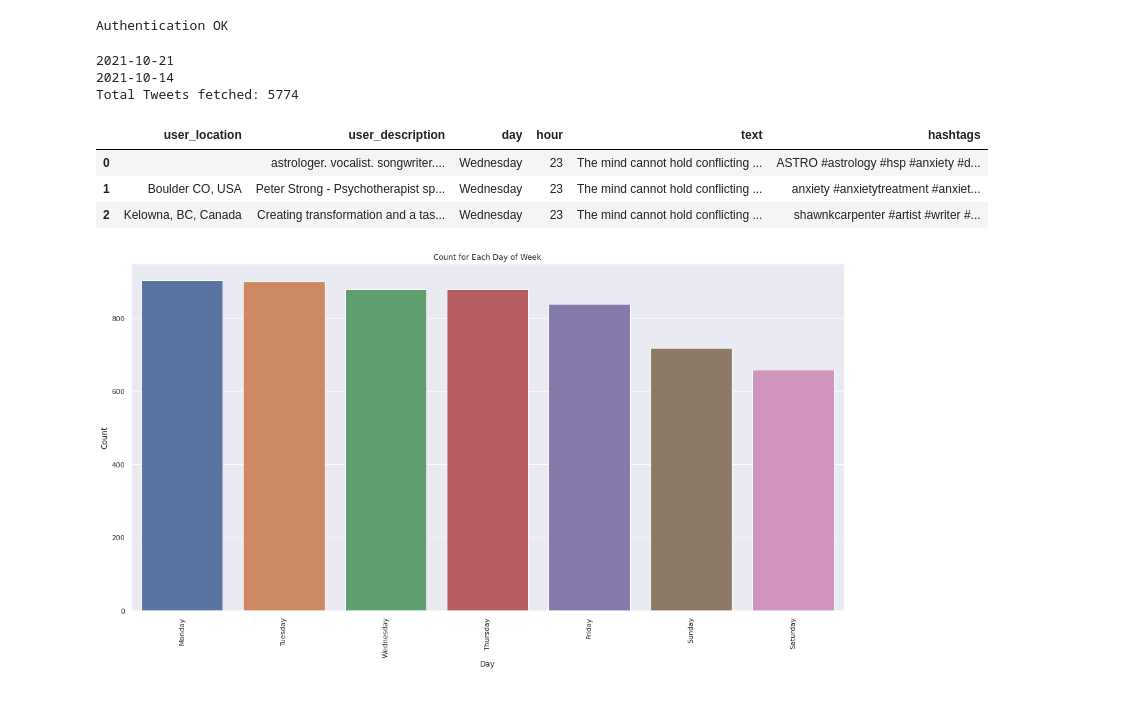
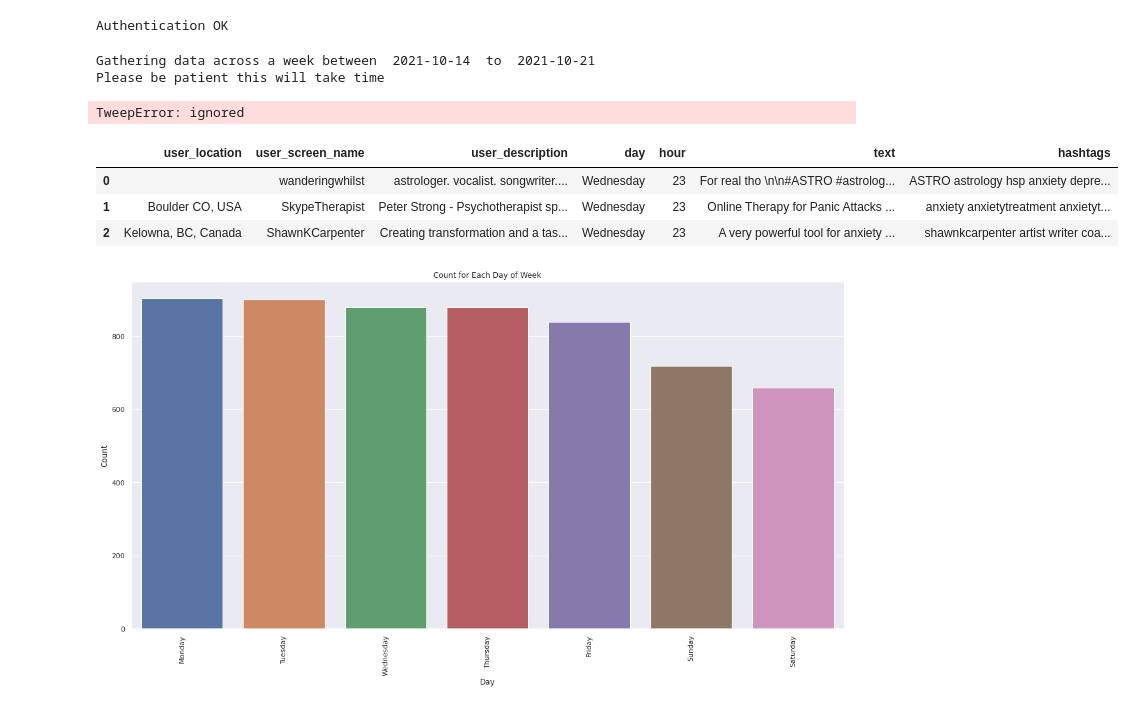
Before and after one commit to claredavies/DataScienceCoursework, a Jupyter notebook: DataScience3Twitter.ipynb, the cells around one changed output. Drawn from its saved outputs; the diff is of its cells as text; code cells hidden in the pictures.

```diff
--- a/DataScience3Twitter.ipynb
+++ b/DataScience3Twitter.ipynb
@@ -11,13 +11,19 @@ from tweepy import Stream
 import time
 import datetime
 
+consumer_key= 'HbZzBd5yv2CRH3UkupnNocrkK'
+consumer_secret= 'VSWgsXdPBn4MKVKOWzQgUTq3v46Mk9BPnTH2SJd1v60QrbBKOD'
+access_token= '1450047668554698752-EmXeaHfLA8lHX6uZWyzHxzTWgsK6nS'
+access_token_secret= 'MrGi3pVWAiHGIA6s2gYxG7AHZsNDgf8Eegc7vf7OKg6H8'
+
 # Authenticate to Twitter
-auth = tw.OAuthHandler("iy5oGHP6q1b6Zg14XpVnGct9z",
-    "Y3iHHViLz7XVWw0sSjiHaRWGZVeSnSmjugmtT8BwJw0R0ZK9X7")
-auth.set_access_token("1450047668554698752-ogdyTTSKpSEwBMOVR2Teuu7uohrp6z",
-    "trIEAFunzkj70ILmhaJ8jFgoIOQvF1rIy9zDUJb325TGm")
+auth = tw.OAuthHandler(consumer_key,
+    consumer_secret)
+auth.set_access_token(access_token,
+    access_token_secret)
 
-api = tw.API(auth)
+# wait_on_rate_limit=True
+api = tw.API(auth,wait_on_rate_limit=True)
 
 try:
     api.verify_credentials()
@@ -28,16 +34,22 @@ except:
 Authentication OK
 # %%
 # The search term you want to find
-query = "#anxiety -filter:retweets"
+query = "anxiety -filter:retweets"
 
 until_date = datetime.datetime.now().date()
 d = datetime.timedelta(days = 7)
 since_date = until_date - d
 
 # usually fetches 5757
-print("Gathering data across a week between  " + since_date + "  to  " + until_date)
+print("Gathering data across a week between  " + str(since_date) + "  to  " + str(until_date))
+print("Please be patient this will take time")
 
-tweets = tw.Cursor(api.search,q=query,count = 100,lang="en",since=since_date, until=until_date, tweet_mode='extended').items()
+try:
+  tweets = tw.Cursor(api.search,q=query,count =100,lang="en",since=since_date, until=until_date, tweet_mode='extended').items()
+except ConnectionResetError as e:
+            len(tweets)
+            print('timed out continuing',str(e)) # print the error code obtained from twitter
+            pass
 
 # store the API responses in a list
 tweets_copy = []
@@ -47,40 +59,44 @@ for tweet in tweets:
 
 print("Total Tweets fetched:", len(tweets_copy))
 # %% [output]
-2021-10-21
-2021-10-14
-Total Tweets fetched: 5774
+Gathering data across a week between  2021-10-14  to  2021-10-21
+Please be patient this will take time
+TweepError: ignored
 # %%
+from datetime import date
+import calendar
 # intialize the dataframe
 tweets_df = pd.DataFrame()
 
 # populate the dataframe
 for tweet in tweets_copy:
     hashtags = []
     try:
         for hashtag in tweet.entities["hashtags"]:
             hashtags.append(hashtag["text"])
             # for text need to call api again with tweet id
         text = api.get_status(id=tweet.id, tweet_mode='extended').full_text
     except:
         pass
     tweets_df = tweets_df.append(pd.DataFrame({
+                                               'tweet_id': tweet.id,
                                                'user_location': tweet.user.location,
+                                               'user_screen_name': tweet.user.screen_name,
                                                'user_description': tweet.user.description,
                                                'day': calendar.day_name[tweet.created_at.weekday()],
                                                'hour': tweet.created_at.hour,
                                                'text': text,
                                                'hashtags': [' '.join(hashtags) if hashtags else None]
                                                }))
     tweets_df = tweets_df.reset_index(drop=True)
 
 # show the dataframe
 tweets_df.head(3)
 # %% [output]
-|  | user_location | user_description | day | hour | text | hashtags |
-| 0 |  | astrologer. vocalist. songwriter.... | Wednesday | 23 | The mind cannot hold conflicting ... | ASTRO #astrology #hsp #anxiety #d... |
-| 1 | Boulder CO, USA | Peter Strong - Psychotherapist sp... | Wednesday | 23 | The mind cannot hold conflicting ... | anxiety #anxietytreatment #anxiet... |
-| 2 | Kelowna, BC, Canada | Creating transformation and a tas... | Wednesday | 23 | The mind cannot hold conflicting ... | shawnkcarpenter #artist #writer #... |
+|  | user_location | user_screen_name | user_description | day | hour | text | hashtags |
+| 0 |  | wanderingwhilst | astrologer. vocalist. songwriter.... | Wednesday | 23 | For real tho \n\n#ASTRO #astrolog... | ASTRO astrology hsp anxiety depre... |
+| 1 | Boulder CO, USA | SkypeTherapist | Peter Strong - Psychotherapist sp... | Wednesday | 23 | Online Therapy for Panic Attacks ... | anxiety anxietytreatment anxietyt... |
+| 2 | Kelowna, BC, Canada | ShawnKCarpenter | Creating transformation and a tas... | Wednesday | 23 | A very powerful tool for anxiety ... | shawnkcarpenter artist writer coa... |
 # %%
 import matplotlib.pyplot as plt
 import numpy as np
```
Also changed, not shown: parts of 1 cell of this notebook.
